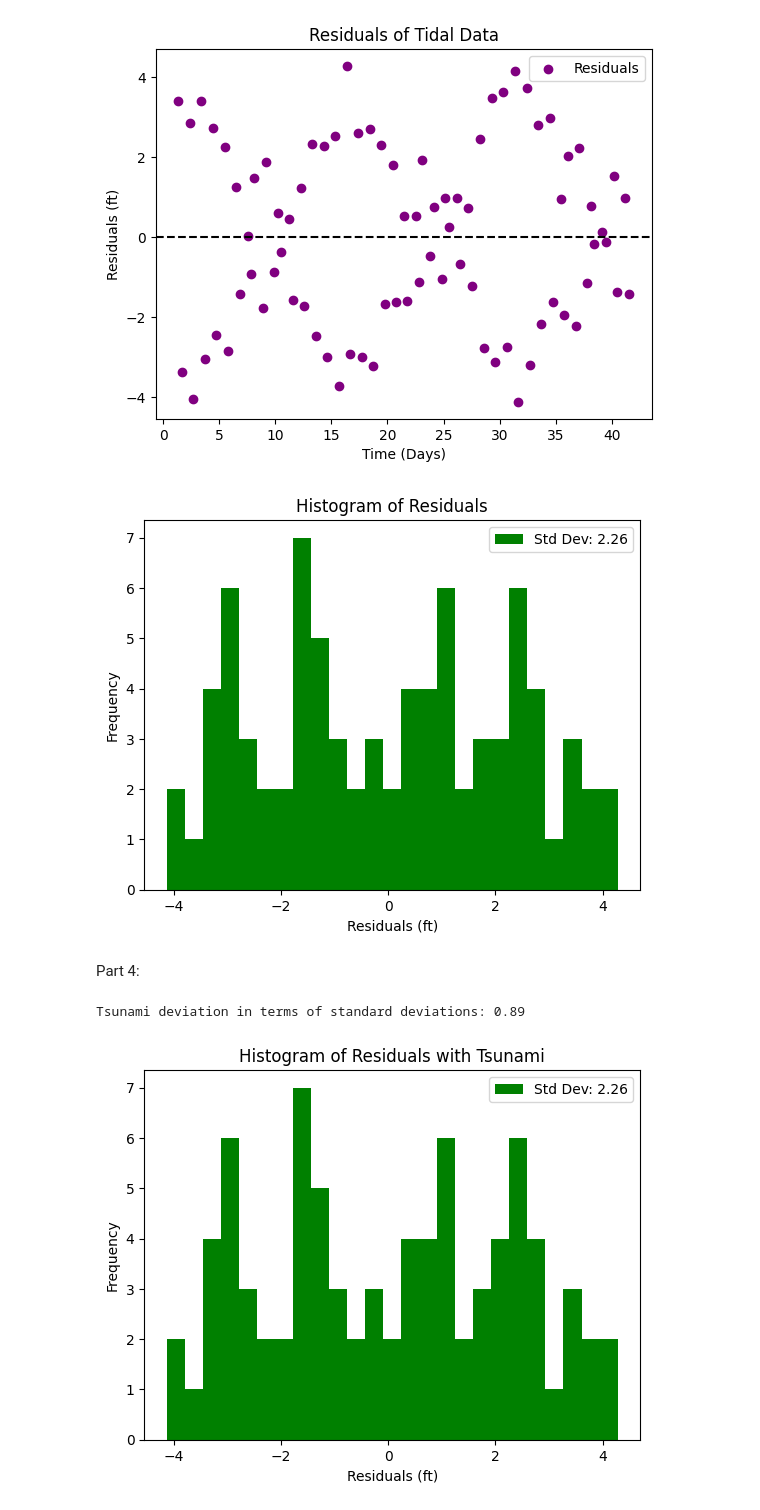
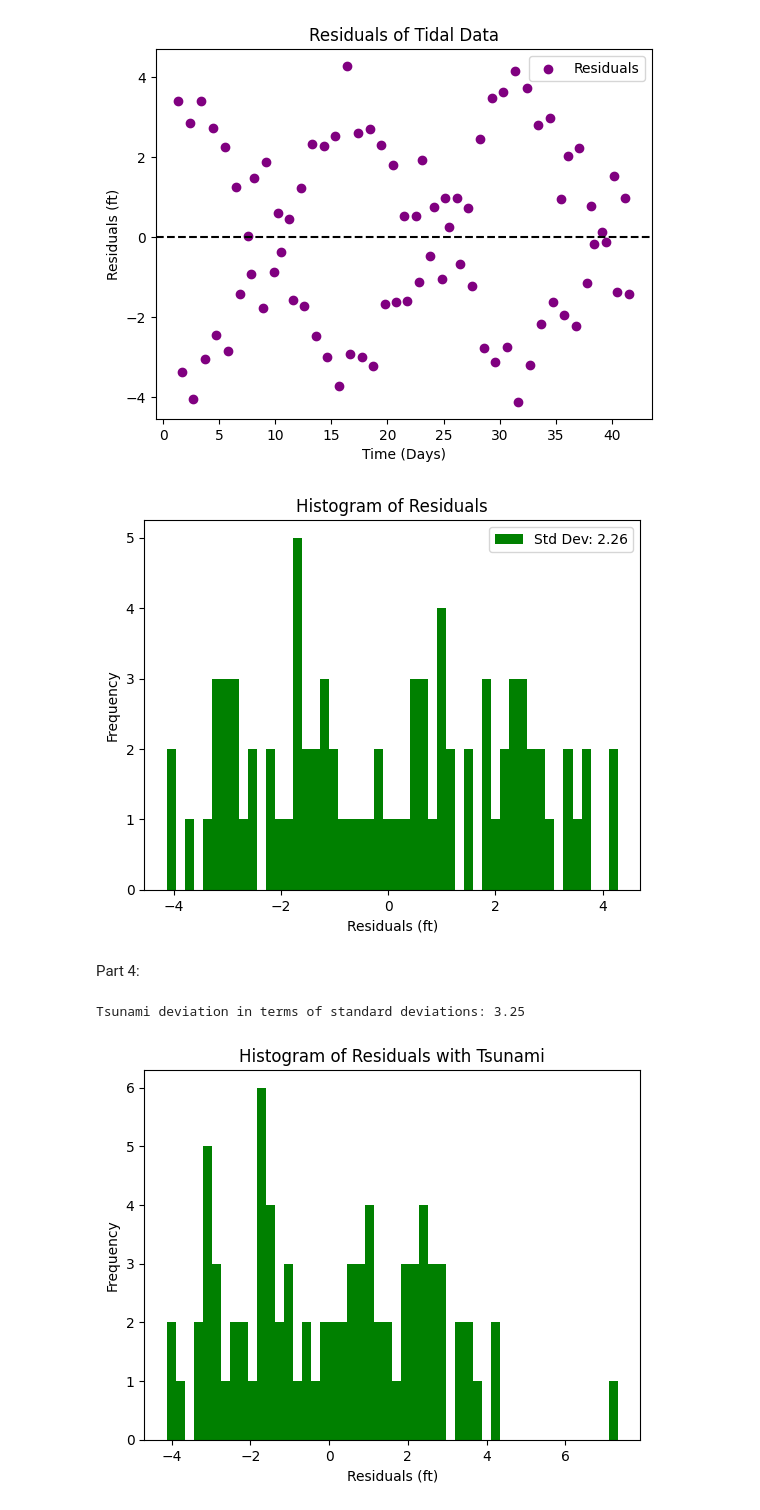
Before and after one commit to Krabbyz/ASTR19-Group-Project, a Jupyter notebook: Group Project.ipynb, the cells around one changed output. Drawn from its saved outputs; the diff is of its cells as text; code cells hidden in the pictures.

```diff
--- a/Group Project.ipynb
+++ b/Group Project.ipynb
@@ -73,7 +73,7 @@ plt.show()
 # %%
 # histogram of residuals
 std_residuals = np.std(residuals)
-plt.hist(residuals, bins=25, color="green", label=f"Std Dev: {std_residuals:.2f}")
+plt.hist(residuals, bins=50, color="green", label=f"Std Dev: {std_residuals:.2f}")
 plt.xlabel("Residuals (ft)")
 plt.ylabel("Frequency")
 plt.title("Histogram of Residuals")
@@ -81,23 +81,22 @@ plt.legend()
 plt.savefig("residuals_histogram.pdf")
 plt.show()
 # %% [output]
-[figure, old version]
+[figure, new version]
 # %% [markdown]
 Part 4:
 # %%
-tsunami_dev = 2 / std_residuals
+tsunami_dev = (2 + 5.33) / std_residuals
 print(f"Tsunami deviation in terms of standard deviations: {tsunami_dev:.2f}")
 # %% [output]
-Tsunami deviation in terms of standard deviations: 0.89
+Tsunami deviation in terms of standard deviations: 3.25
 # %%
 # histogram of residuals with tsunami data
-residuals_with_tsunami = np.append(residuals, 2)
-plt.hist(residuals_with_tsunami, bins=25, color="green", label=f"Std Dev: {std_residuals:.2f}")
+residuals_with_tsunami = np.append(residuals, 2 + 5.33)
+plt.hist(residuals_with_tsunami, bins=50, color="green")
 plt.xlabel("Residuals (ft)")
 plt.ylabel("Frequency")
 plt.title("Histogram of Residuals with Tsunami")
-plt.legend()
 plt.savefig("residuals_histogram_with_tsunami.pdf")
 plt.show()
 # %% [output]
-[figure, old version]
+[figure, new version]
```
